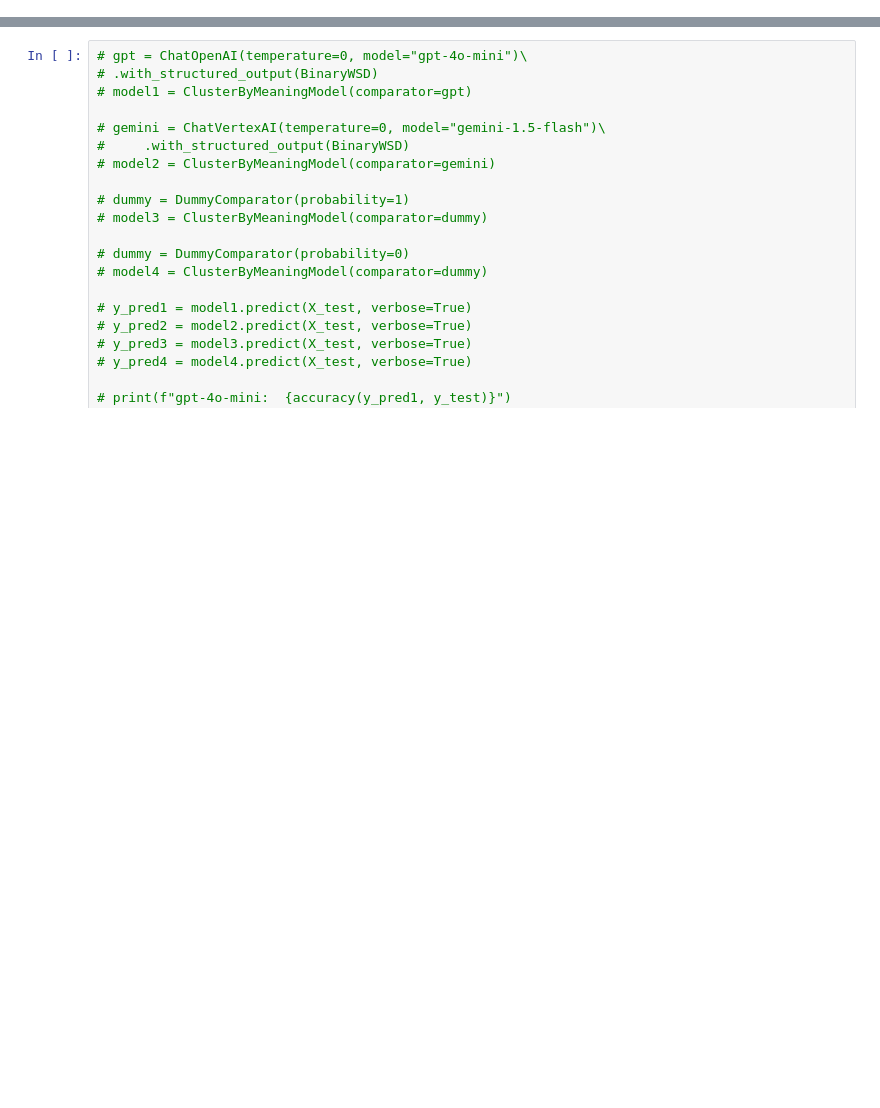
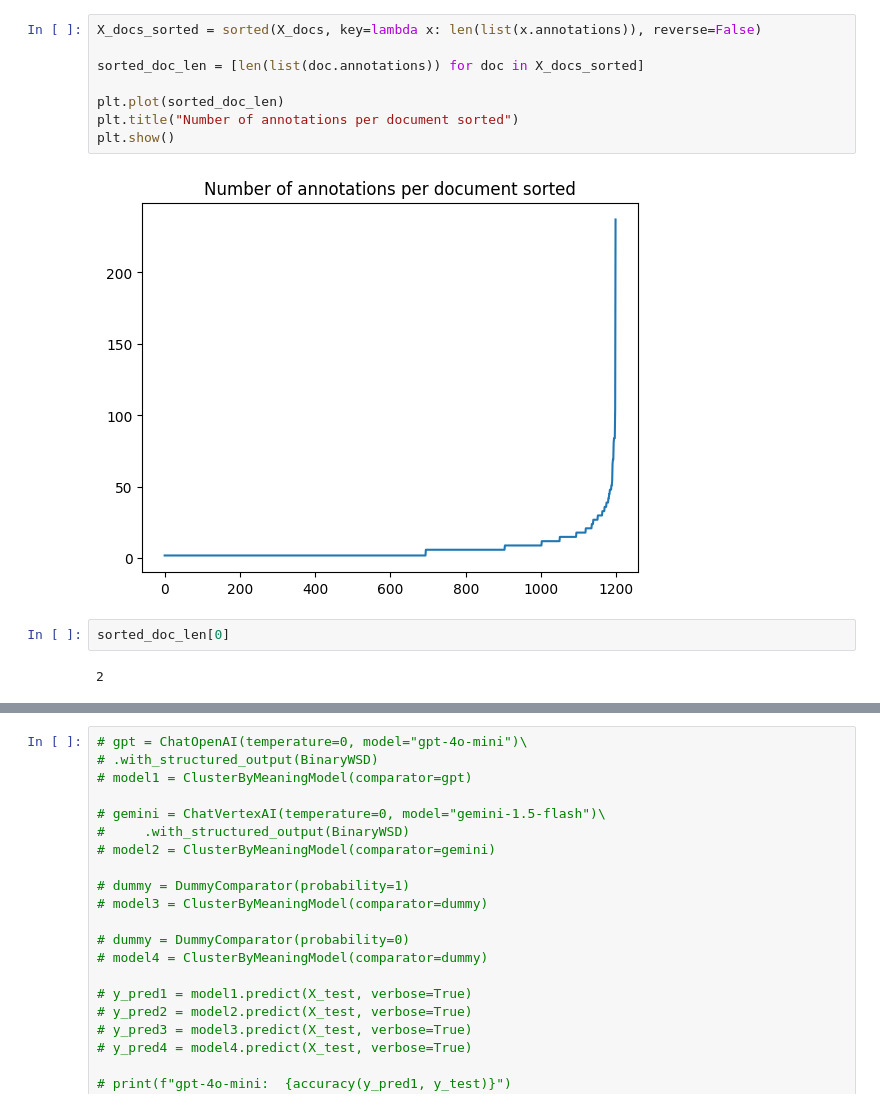
Before and after one commit to linalgo/wsd, a Jupyter notebook: eval_4.ipynb, the cells around one changed output, grey strips where cells are left out. Drawn from its saved outputs; the diff is of its cells as text; blank space fills up the shorter version.

```diff
--- a/eval_4.ipynb
+++ b/eval_4.ipynb
@@ -70,0 +210,14 @@ Semcor_corpus.documents[0].__dict__
+# %%
+X_docs_sorted = sorted(X_docs, key=lambda x: len(list(x.annotations)), reverse=False)
+
+sorted_doc_len = [len(list(doc.annotations)) for doc in X_docs_sorted]
+
+plt.plot(sorted_doc_len)
+plt.title("Number of annotations per document sorted")
+plt.show()
+# %% [output]
+[figure, added]
+# %%
+sorted_doc_len[0]
+# %% [output]
+2
```
Also changed, not shown: parts of 36 cells of this notebook.
